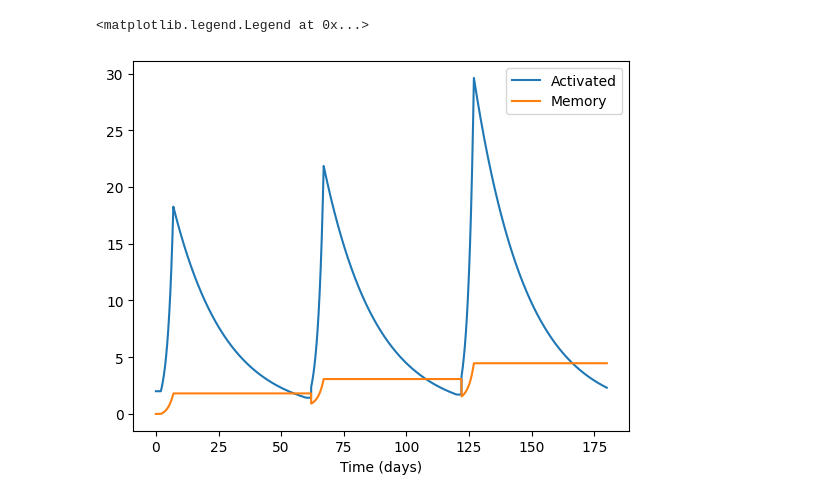
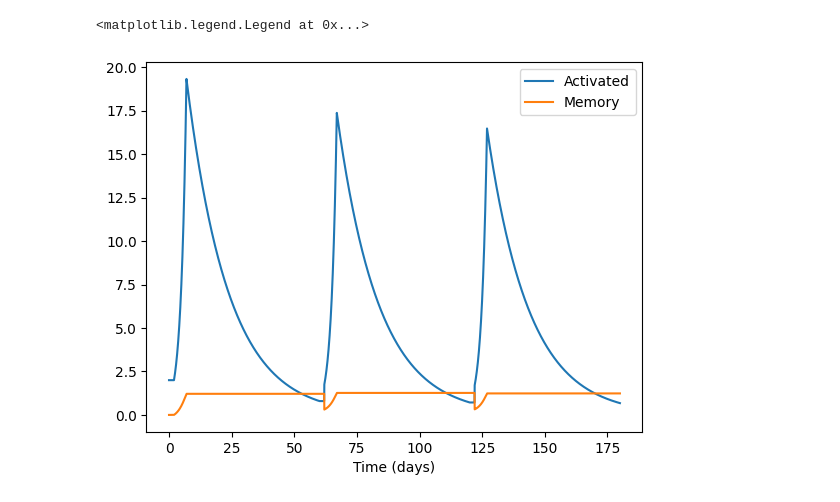
Before and after one commit to mgrecu35/CellDynamics, a Jupyter notebook: cell_dynamics_ode.ipynb, the cells around one changed output. Saved outputs shown, nothing was run; the diff lists cells and outputs as text; code cells hidden in the pictures.

```diff
--- a/cell_dynamics_ode.ipynb
+++ b/cell_dynamics_ode.ipynb
@@ -6,50 +6,51 @@ import matplotlib.pyplot as plt
 
 p=0.5/24.     # rate of activation = 2 per day
 q=0.05/24.  # rate of conversion from activated to memory = 0.05 per day
-da=0.048/24. # death rate of activated cells 0.48 per day
+da=0.06/24. # death rate of activated cells 0.48 per day
 Ton=2*24 #  time of onset  in hours
 Toff=7*24 # time of offset in hours
 
 dm=0  # death rate of memory cells
 A0=2 # initial number of activated cells
 M0=0   # initial number of memory cells
-
+Mmax=2 # maximum number of memory cells
 def model(state_vars,t,Ton,Toff,p,q,da,dm):
     A,M=state_vars
     if t<Ton:
         dAdt=0
         dMdt=0
     else:
         if t<Toff:
-            dAdt=(p-q)*A
-            dMdt=q*A
+            qlim=q*(Mmax-M)/Mmax # logistic growth
+            dAdt=(p-qlim)*A
+            dMdt=qlim*A
         else:
             dAdt=-da*A
             dMdt=-dm*M
     return np.array([dAdt,dMdt])
 
 t=np.linspace(0,3*60*24,3*1000)
 state_vars=np.array([A0,M0])
 A_L=[A0]
 M_L=[M0]
 for i in range(1,len(t)):
     dt=t[i]-t[i-1]
     icycle=int(t[i-1]/(60*24))
     if t[i]-icycle*60*24>Ton and t[i-1]-icycle*60*24<=Ton:
       A,M=state_vars
-      M2=M/2
-      A+=M2
-      M-=M2
+      Mconv=0.75*M
+      A+=Mconv
+      M-=Mconv
       state_vars[0]=A
       state_vars[1]=M
     state_vars=state_vars+model(state_vars,t[i]-icycle*60*24,Ton,Toff,p,q,da,dm)*dt
     A_L.append(state_vars[0])
     M_L.append(state_vars[1])
 
 plt.plot(t/24,A_L,label='Activated')
 plt.plot(t/24,M_L,label='Memory')
 plt.xlabel('Time (days)')
 plt.legend()
 # %% [output]
 <matplotlib.legend.Legend at 0x...>
-[figure, old version]
+[figure, new version]
```
